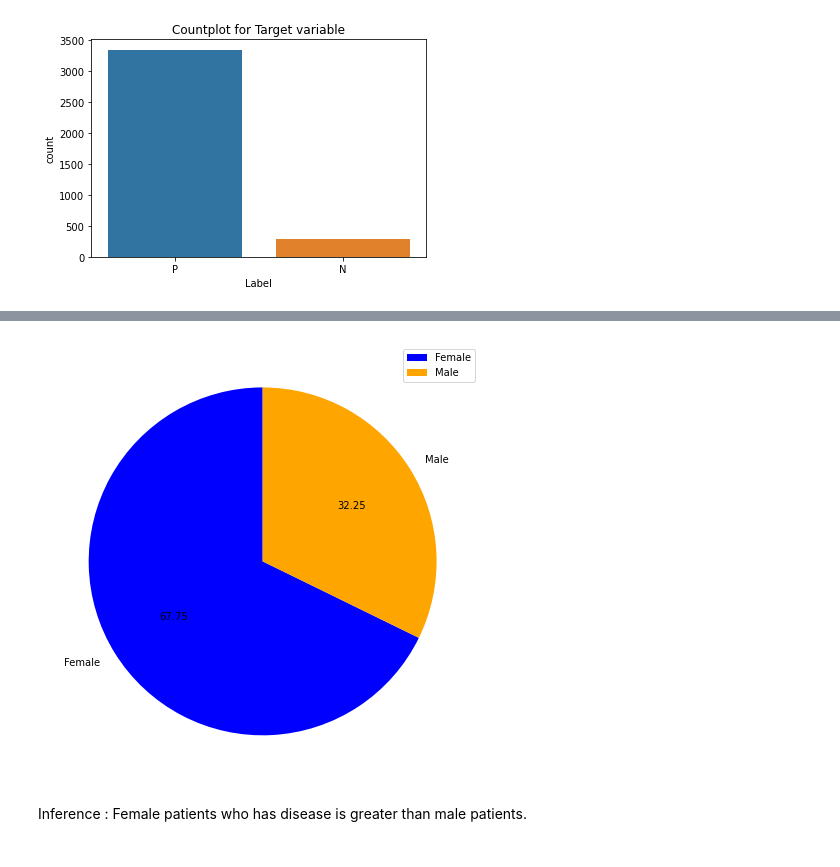
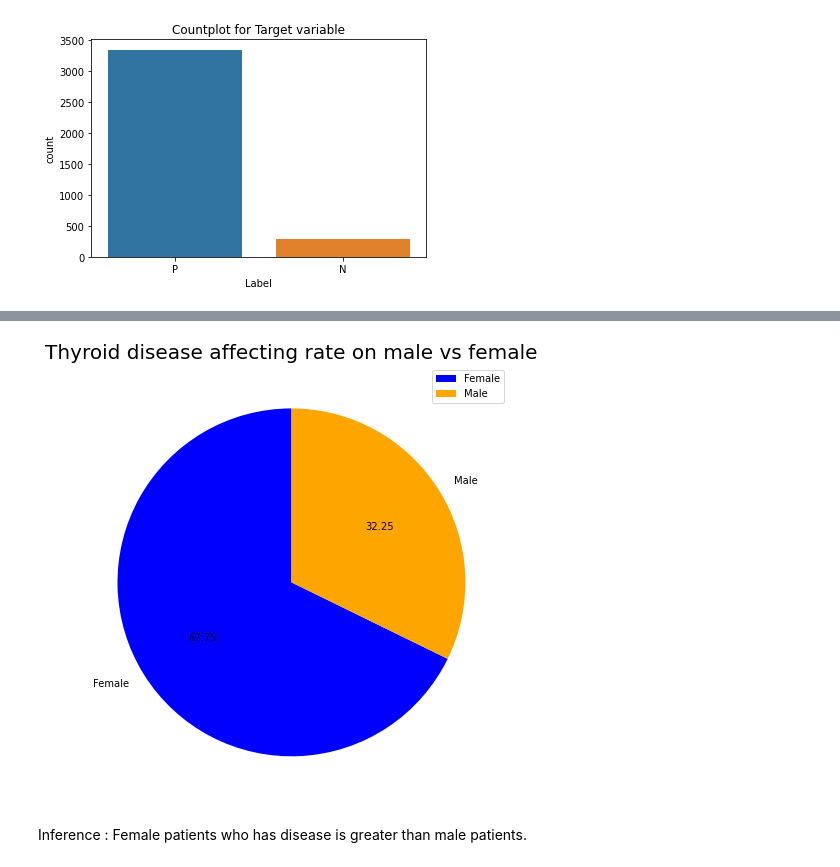
Before and after one commit to Tasnim-Jahan/Thyroid-disease-prediction-using-Machine-Learning, a Jupyter notebook: Thyroid_disease_prediction_using_Machine_Learning3.ipynb, the cells around one changed output, grey strips where cells are left out. Cells and saved outputs as stored; diff of their text form; code cells hidden in the pictures.

```diff
--- a/Thyroid_disease_prediction_using_Machine_Learning3.ipynb
+++ b/Thyroid_disease_prediction_using_Machine_Learning3.ipynb
@@ -181,14 +176,15 @@ sns.displot(x = 'age', data = positive_df, bins = 30, kde = True)
 # %%
 plt.figure(figsize=(8,8))
 plt.pie(x=positive_df.sex.value_counts(),
         labels=['Female','Male'],
         startangle = 90,
         colors=['blue','orange'],
         autopct='%.2f'
        );
+plt.title("Thyroid disease affecting rate on male vs female",{'fontsize':20});
 plt.legend();
 # %% [output]
-[figure, old version]
+[figure, new version]
 # %% [markdown]
 Inference :
 Female patients who has disease is greater than male patients.
```
Also changed, not shown: parts of 9 cells of this notebook.
